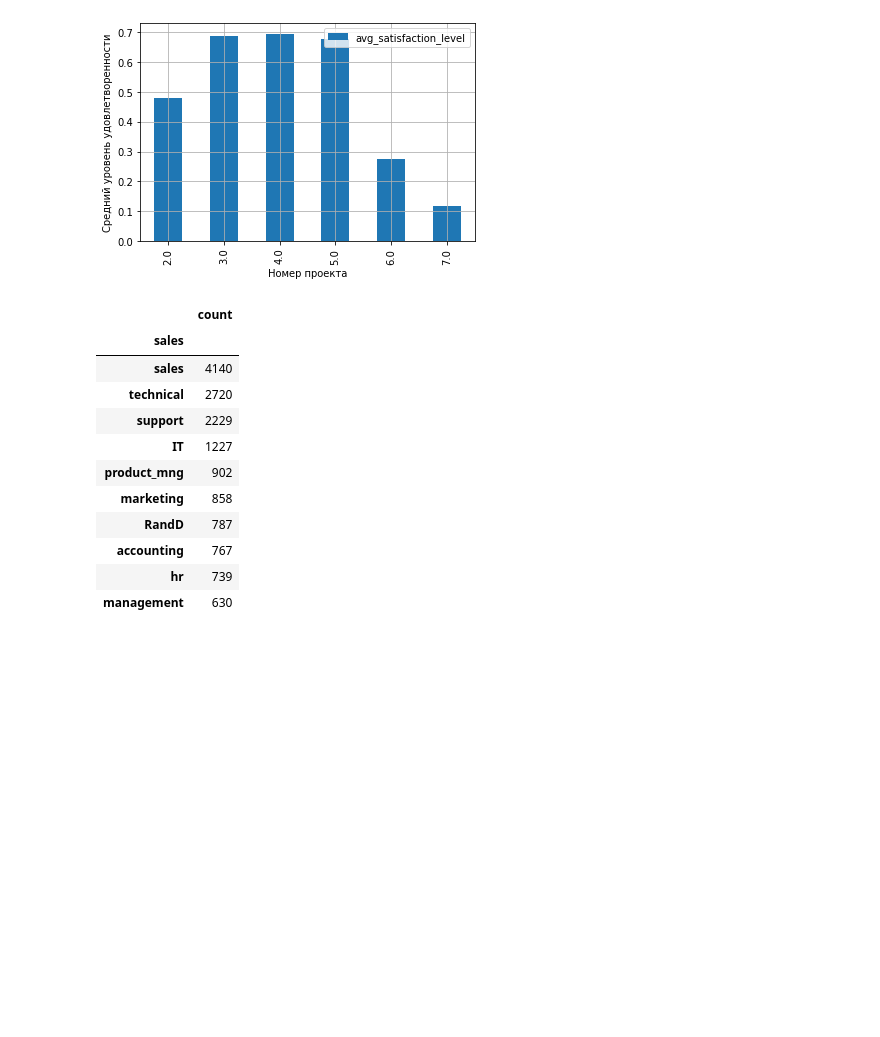
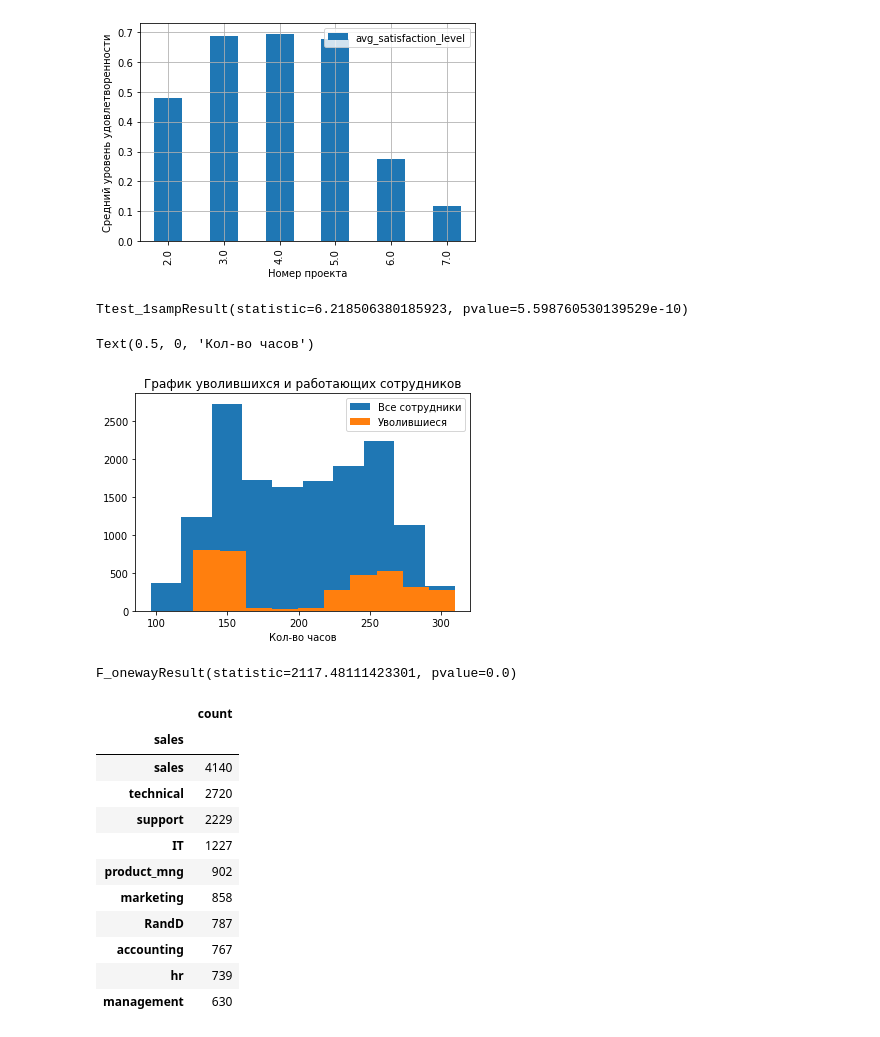
Before and after one commit to iamdenizzz/pyda-10, a Jupyter notebook: Diplom/Diplom.ipynb, the cells around one changed output. Saved outputs shown, nothing was run; the diff lists cells and outputs as text; code cells hidden in the pictures; blank space fills up the shorter version.

Commit message:
Домашняя работа 20 (2)

```diff
--- a/Diplom/Diplom.ipynb
+++ b/Diplom/Diplom.ipynb
@@ -190,3 +187,33 @@ mean, var, skew, kurt = rv.stats(moments='mvsk')
+# %%
+# Попробуем сравнить среднее кол-во рабочих часов у тех, кто уволился из компании и всеми сотрудниками компании
+all_people = data['average_montly_hours']
+left = data[data['left']==1]['average_montly_hours']
+t_res = sts.ttest_1samp(left, all_people.mean())
+print(t_res)
+# Как можно уведить по полученным данным эти выборки достаточно взаимосвязаны, что может говорить, что кол-во рабочих часов
+# не сильно влияет на увольнение из компании
+# %% [output]
+Ttest_1sampResult(statistic=6.218506380185923, pvalue=5.598760530139529e-10)
+# %%
+plt.hist(all_people)
+plt.hist(left)
+plt.title('График уволившихся и работающих сотрудников')
+plt.legend(['Все сотрудники', 'Уволившиеся'])
+plt.xlabel('Кол-во сотрудников')
+plt.xlabel('Кол-во часов')
+# %% [output]
+Text(0.5, 0, 'Кол-во часов')
+[figure, added]
+# %%
+# Теперь попробуем сравнить уволившихся сотрудников по разным проектам
+project_2 = data[data['number_project']==2]['left']
+project_3 = data[data['number_project']==3]['left']
+project_4 = data[data['number_project']==4]['left']
+project_5 = data[data['number_project']==5]['left']
+
+sts.f_oneway(project_2, project_3, project_4, project_5)
+# %% [output]
+F_onewayResult(statistic=2117.48111423301, pvalue=0.0)
 # %%
 # 6. Рассчитать сколько работников работает в каждом департаменте.
 result6 = data.groupby('sales').agg(['count'])['satisfaction_level'].sort_values('count', ascending=False)
```
Also changed, not shown: parts of 2 cells of this notebook, 2 other files.
